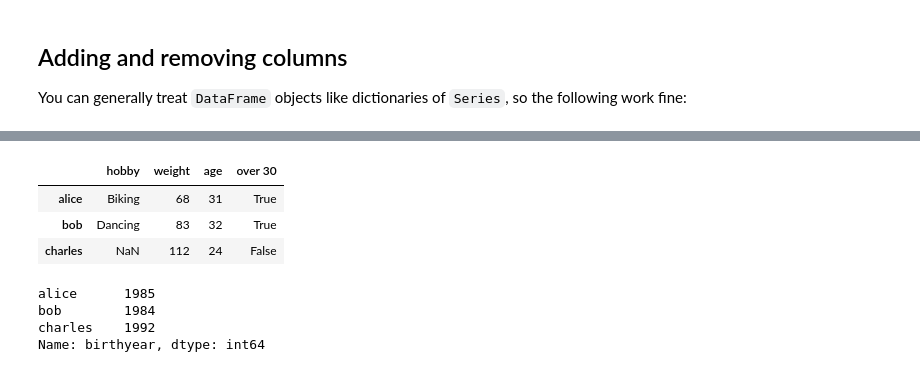
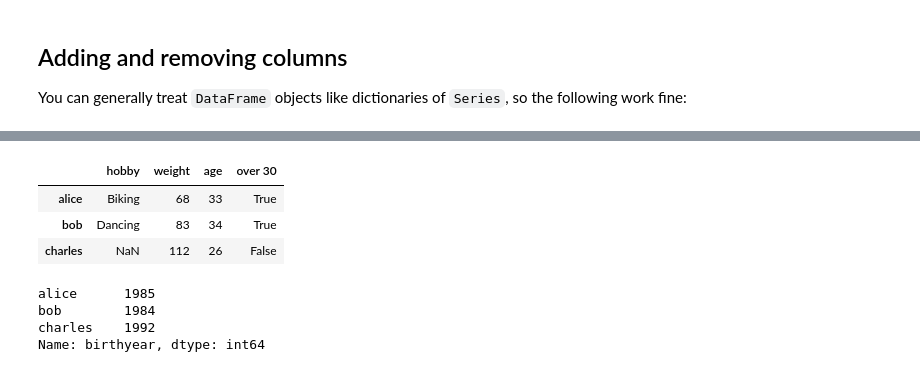
Before and after one commit to ageron/handson-ml2, a Jupyter notebook: tools_pandas.ipynb, the cells around one changed output, grey strips where cells are left out. Cells and saved outputs as stored; diff of their text form; code cells hidden in the pictures.

```diff
--- a/tools_pandas.ipynb
+++ b/tools_pandas.ipynb
@@ -896,15 +907,15 @@ people
 # %%
-people["age"] = 2016 - people["birthyear"]  # adds a new column "age"
+people["age"] = 2018 - people["birthyear"]  # adds a new column "age"
 people["over 30"] = people["age"] > 30      # adds another column "over 30"
 birthyears = people.pop("birthyear")
 del people["children"]
 
 people
 # %% [output]
 |  | hobby | weight | age | over 30 |
-| alice | Biking | 68 | 31 | True |
-| bob | Dancing | 83 | 32 | True |
-| charles | NaN | 112 | 24 | False |
+| alice | Biking | 68 | 33 | True |
+| bob | Dancing | 83 | 34 | True |
+| charles | NaN | 112 | 26 | False |
 # %%
 birthyears
 # %% [output]
```
Also changed, not shown: parts of 121 cells of this notebook.
